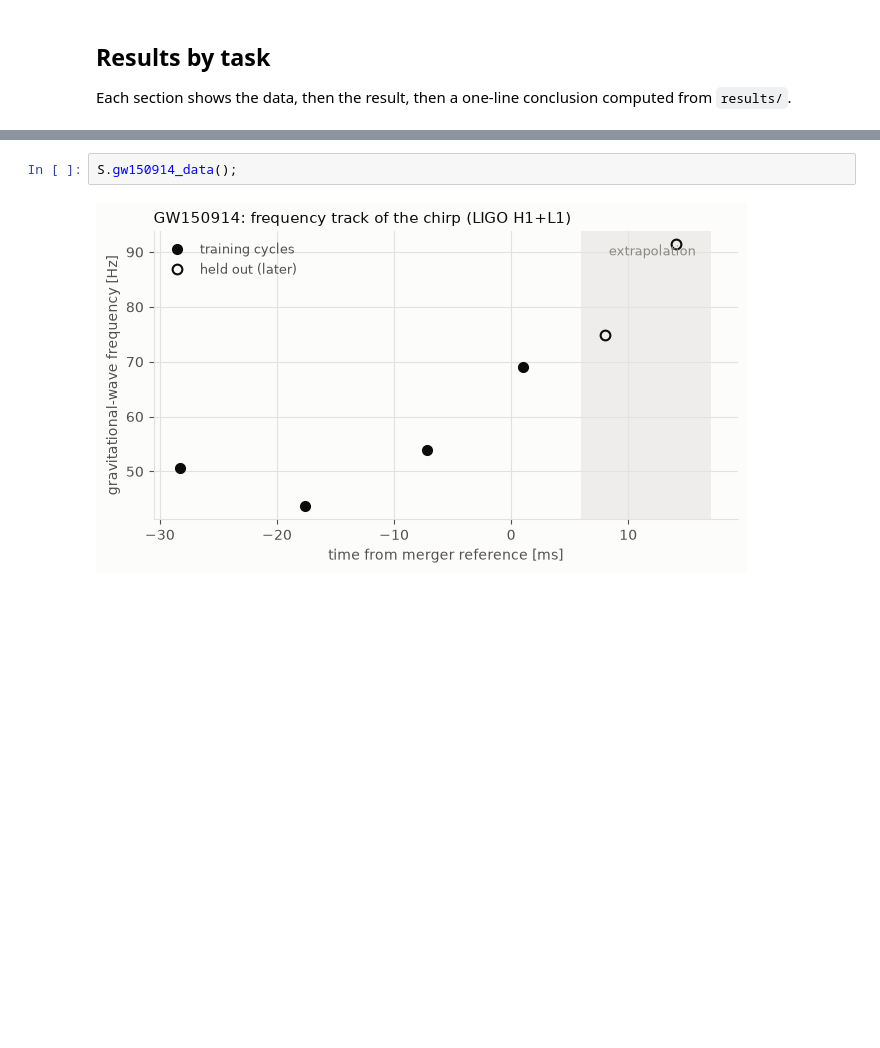
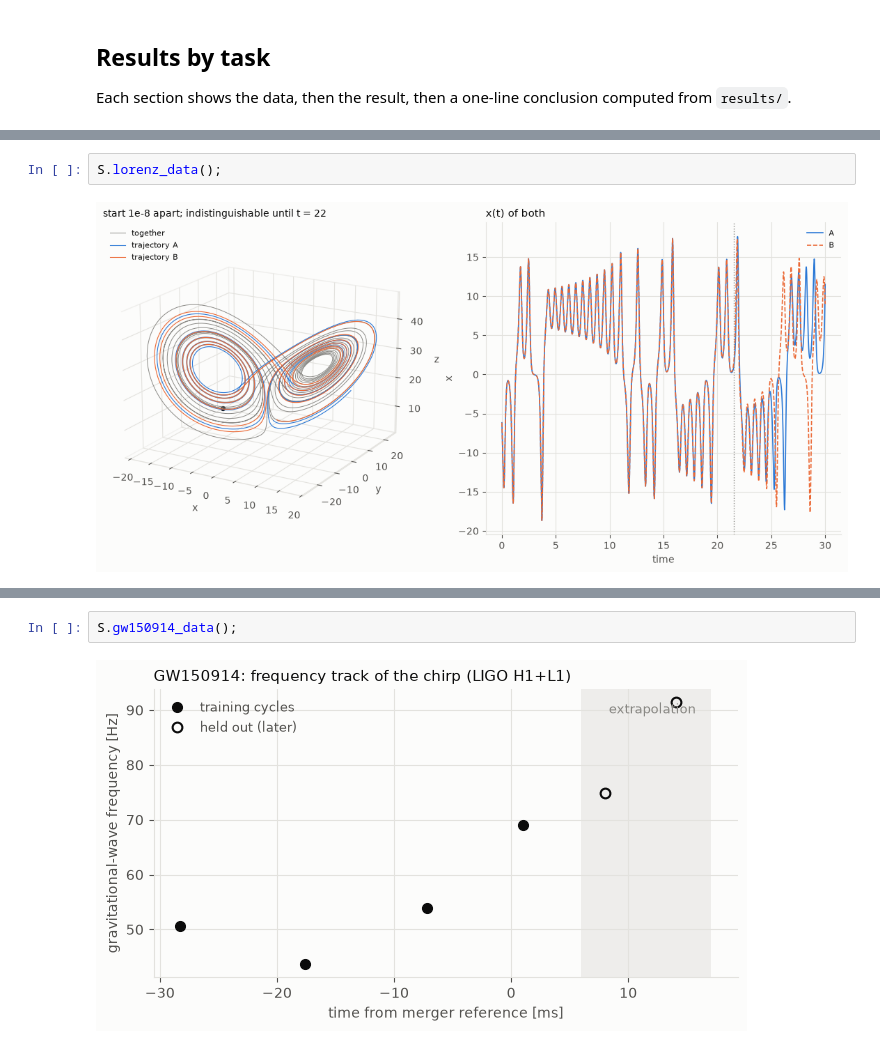
Before and after one commit to drorjac/physics-prior, a Jupyter notebook: notebooks/summary.ipynb, the cells around one changed output, grey strips where cells are left out. Cells and saved outputs as stored; diff of their text form; blank space fills up the shorter version.

```diff
--- a/notebooks/summary.ipynb
+++ b/notebooks/summary.ipynb
@@ -65,0 +75,4 @@ Each section shows the data, then the result, then a one-line conclusion compute
+# %%
+S.lorenz_data();
+# %% [output]
+[figure, added]
```
Also changed, not shown: parts of 17 cells of this notebook, 14 other files.
